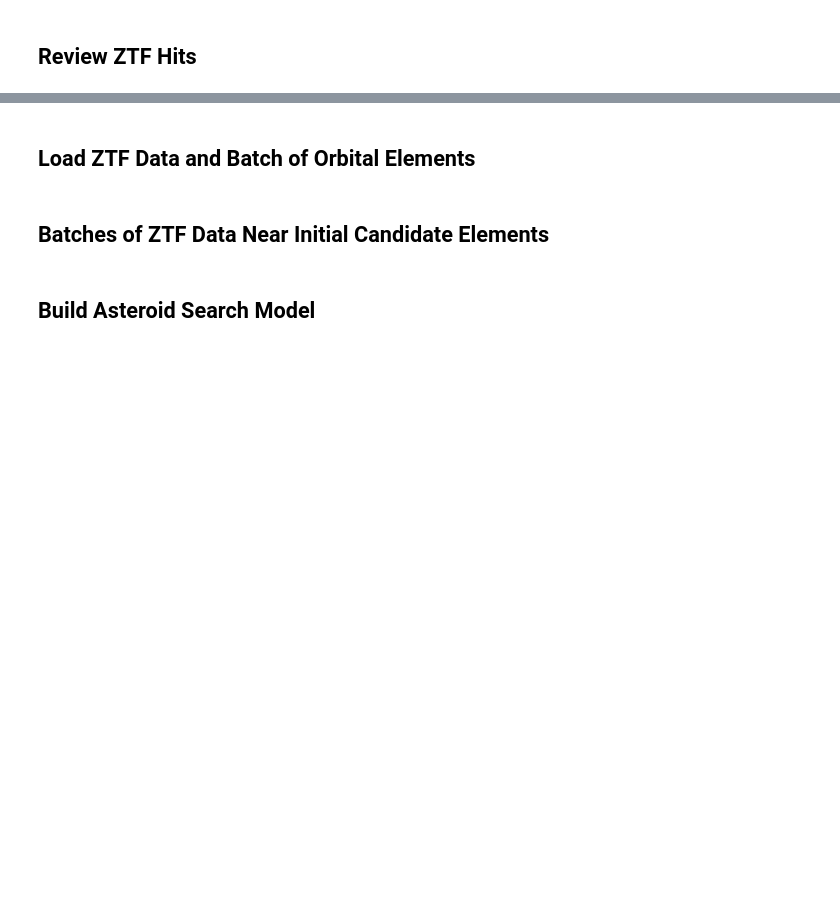
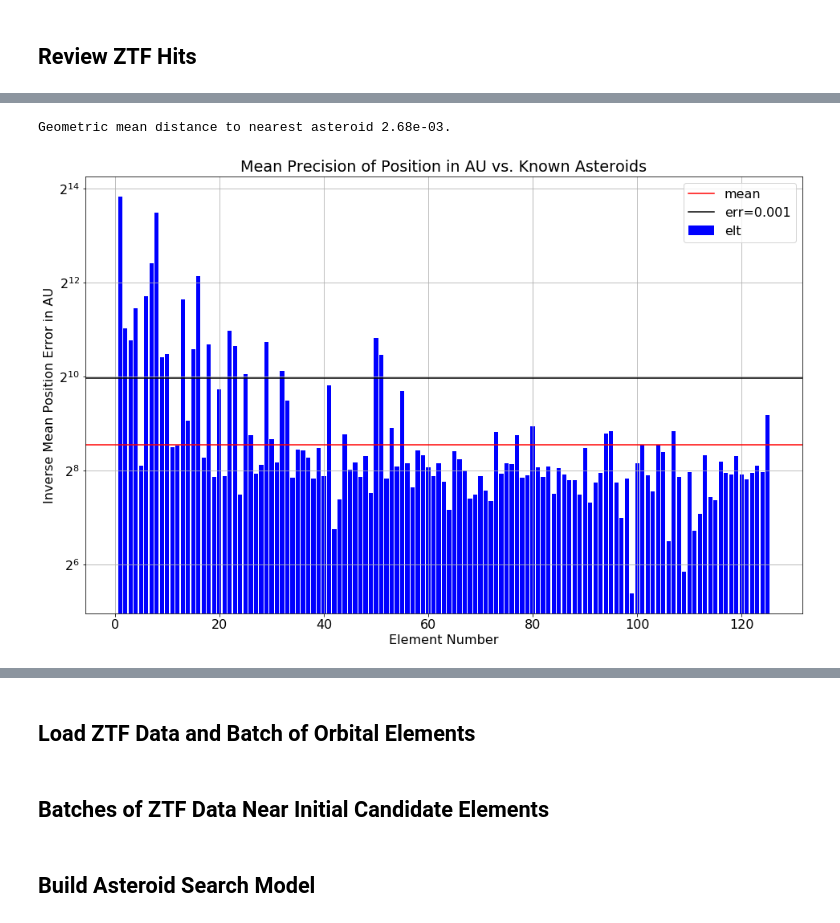
Before and after one commit to memanuel/kepler-sieve, a Jupyter notebook: jupyter/19_search_known.ipynb, the cells around one changed output, grey strips where cells are left out. Drawn from its saved outputs; the diff is of its cells as text; code cells hidden in the pictures; blank space fills up the shorter version.

```diff
--- a/jupyter/19_search_known.ipynb
+++ b/jupyter/19_search_known.ipynb
@@ -130,0 +235,4 @@ ztf_id_close = ztf_hits.ztf_id.loc[best_element_id]
+# %%
+q_norm = elt_q_norm(elts=good_elts, ast_num=near_ast_elt.nearest_ast_num)
+# %%
+near_ast_elt['q_norm'] = q_norm
@@ -130,0 +255,26 @@ ztf_id_close = ztf_hits.ztf_id.loc[best_element_id]
+# %%
+geomean_dist = np.exp(np.mean(np.log(near_ast_elt.nearest_ast_dist)))
+print(f'Geometric mean distance to nearest asteroid {geomean_dist:6.2e}.')
+# %% [output]
+Geometric mean distance to nearest asteroid 2.68e-03.
+# %%
+# Plot of position error
+plot_x = np.arange(num_elts)+1
+height = 1.0 / near_ast_elt.nearest_ast_dist
+mean_height = np.exp(np.mean(np.log(height)))
+ref_height = 1.0 / 0.001
+# %%
+# Plot position error in AU
+fig, ax = plt.subplots()
+ax.set_title('Mean Precision of Position in AU vs. Known Asteroids')
+ax.set_xlabel('Element Number')
+ax.set_ylabel('Inverse Mean Position Error in AU')
+ax.bar(x=plot_x, height=height, label='elt', color='blue')
+ax.axhline(y=mean_height, label='mean', color='red')
+ax.axhline(y=ref_height, label=f'err=0.001', color='black')
+ax.set_yscale('log', basey=2)
+ax.grid()
+ax.legend()
+plt.show()
+# %% [output]
+[figure, added]
```
Also changed, not shown: parts of 37 cells of this notebook, 1 other file.
